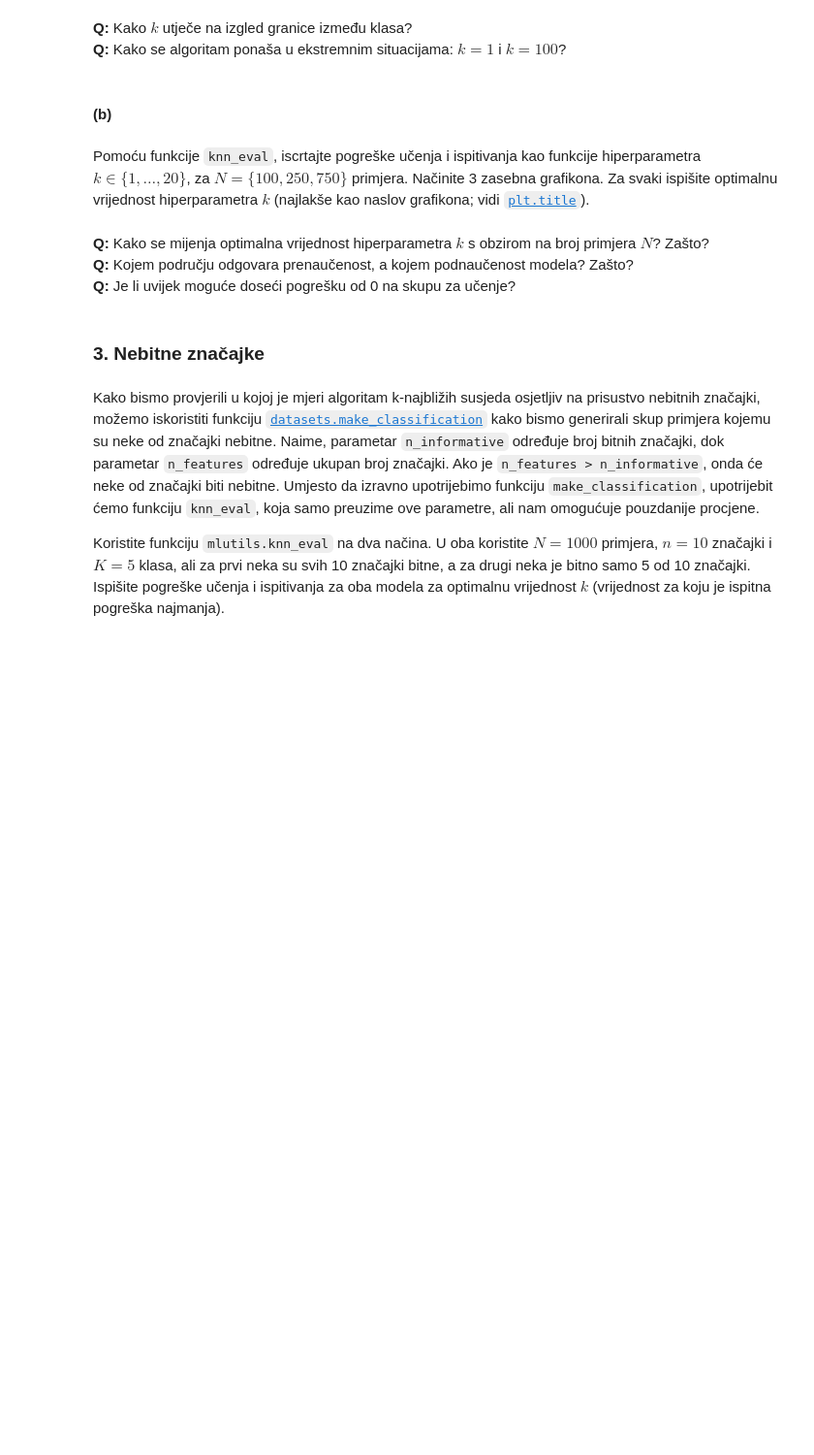
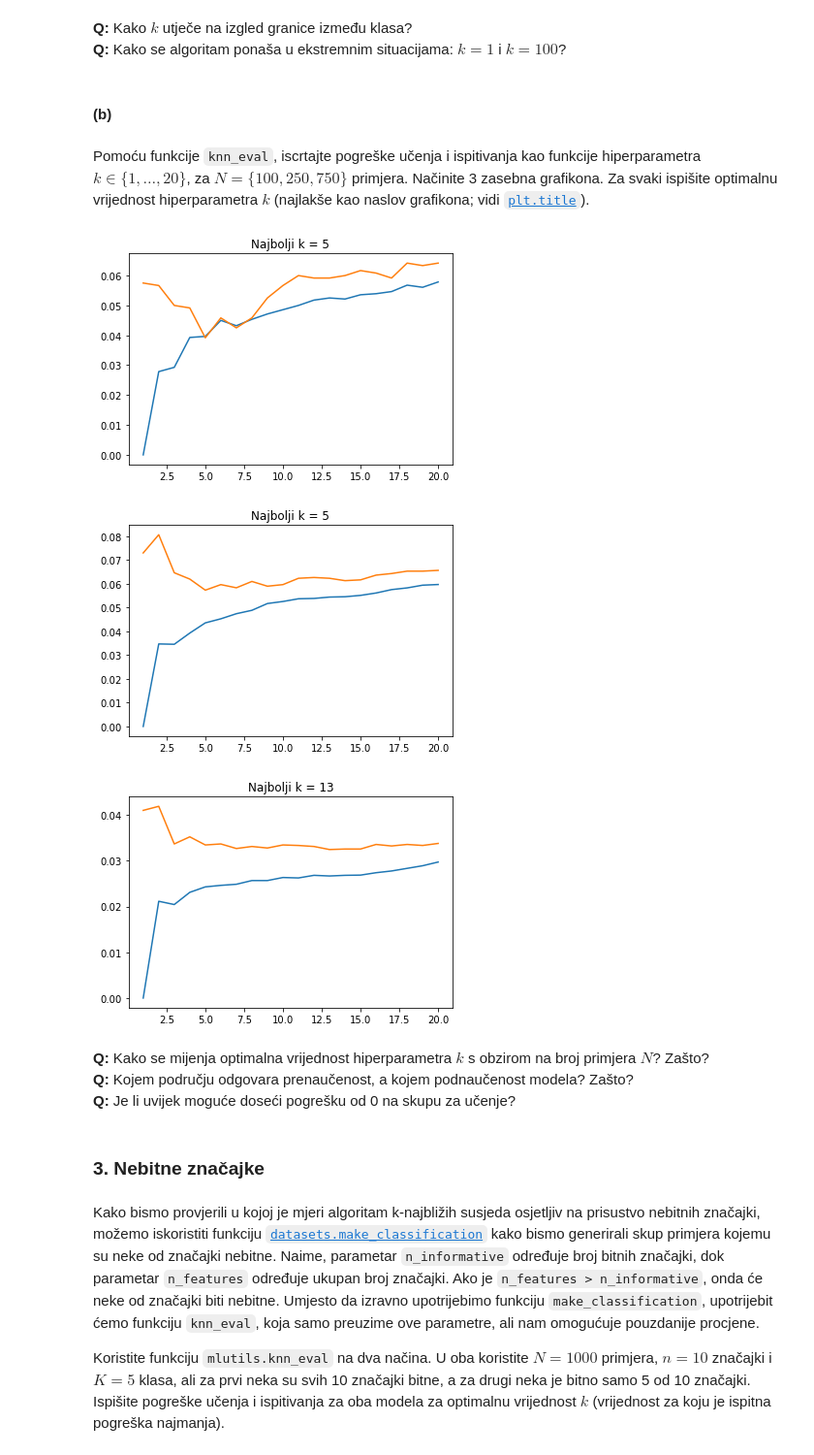
Before and after one commit to filipangel/SU, a Jupyter notebook: SU1-2021-11-kNN.ipynb, the cells around one changed output. Shown at 97% size. Drawn from its saved outputs; the diff is of its cells as text; code cells hidden in the pictures; blank space fills up the shorter version.

```diff
--- a/SU1-2021-11-kNN.ipynb
+++ b/SU1-2021-11-kNN.ipynb
@@ -149,3 +165,28 @@ Pomoću funkcije `knn_eval`, iscrtajte pogreške učenja i ispitivanja kao funkc
+# %%
+from sklearn.model_selection import train_test_split
+
+# Vaš kôd ovdje...
+ks, best_k, train_errors, test_errors = knn_eval(n_instances = 100)
+plt.title('Najbolji k = {}'.format(best_k))
+plt.plot(ks, train_errors)
+plt.plot(ks, test_errors)
+plt.show()
+
+ks, best_k, train_errors, test_errors = knn_eval(n_instances = 250)
+plt.title('Najbolji k = {}'.format(best_k))
+plt.plot(ks, train_errors)
+plt.plot(ks, test_errors)
+plt.show()
+
+ks, best_k, train_errors, test_errors = knn_eval(n_instances = 750)
+plt.title('Najbolji k = {}'.format(best_k))
+plt.plot(ks, train_errors)
+plt.plot(ks, test_errors)
+plt.show()
+# %% [output]
+[figure, added]
+[figure, added]
+[figure, added]
 # %% [markdown]
 **Q:** Kako se mijenja optimalna vrijednost hiperparametra $k$ s obzirom na broj primjera $N$? Zašto?
 **Q:** Kojem području odgovara prenaučenost, a kojem podnaučenost modela? Zašto?
```
Also changed, not shown: parts of 10 cells of this notebook.
